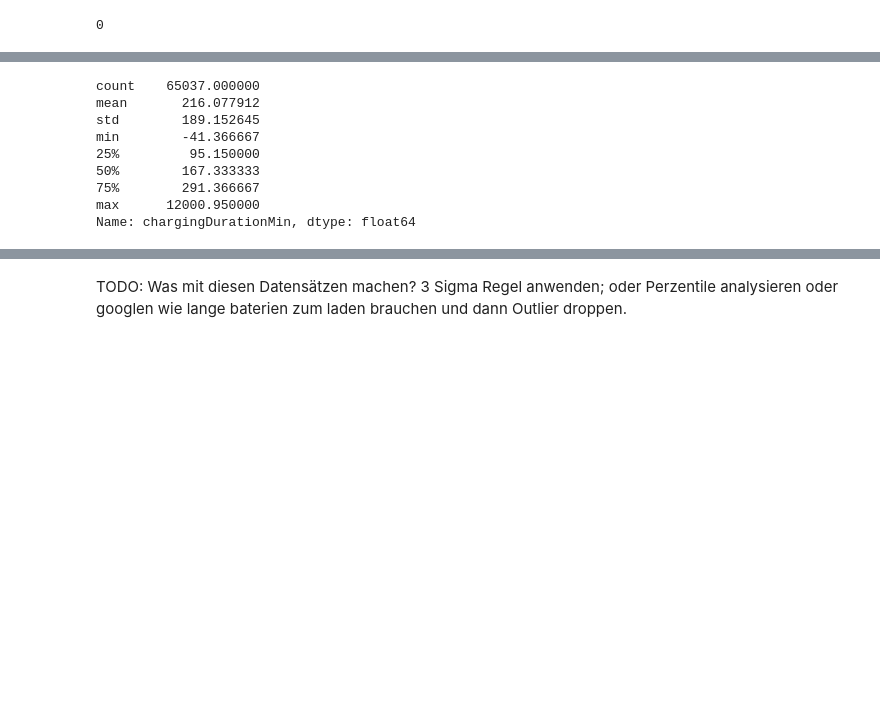
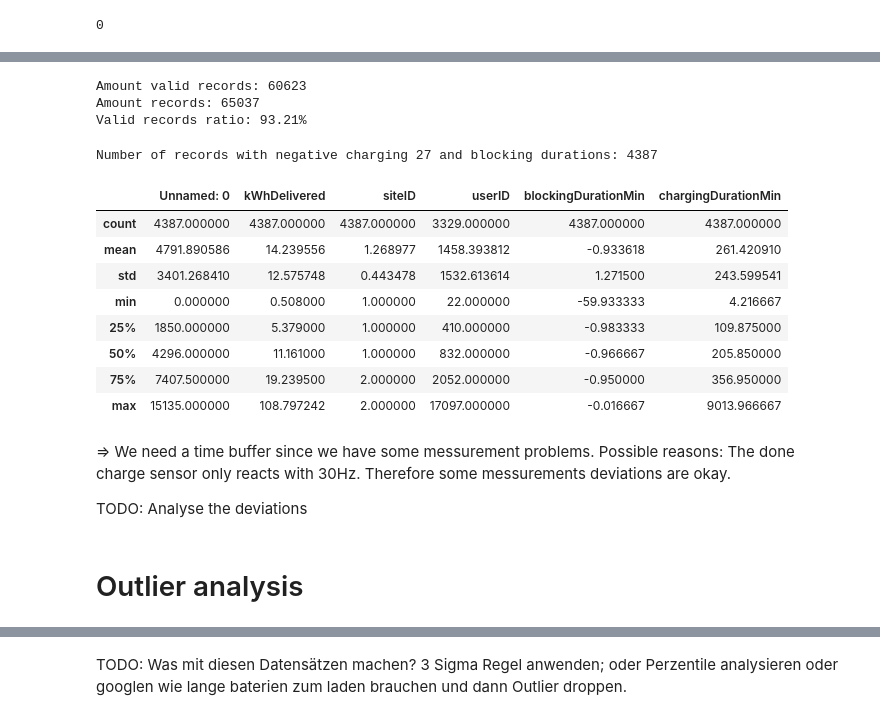
Before and after one commit to nsterz/AA_2024-group-3, a Jupyter notebook: code_dataexplo/exploration.ipynb, the cells around one changed output, grey strips where cells are left out. Cells and saved outputs as stored; diff of their text form; code cells hidden in the pictures; blank space fills up the shorter version.

Commit message:
outlier analysis and process steps

```diff
--- a/code_dataexplo/exploration.ipynb
+++ b/code_dataexplo/exploration.ipynb
@@ -257,15 +175,50 @@ data_charge["chargingDurationMin"] = (
 data_charge["blockingDurationMin"] = (
     data_charge["disconnectTime"] - data_charge["endChargingTime"]
 ).dt.total_seconds() / 60
+# %%
+# Check if disconnectTime is larger or equal than doneChargingTime and this should be larger or equal than connection time
+valid_records = data_charge[
+    (data_charge["disconnectTime"] >= data_charge["endChargingTime"])
+    & (data_charge["endChargingTime"] >= data_charge["connectionTime"])
+]
+
+valid_count = len(valid_records)
+total_count = len(data_charge)
+
+print(f"Amount valid records: {valid_count}")
+print(f"Amount records: {total_count}")
+print(f"Valid records ratio: {valid_count / total_count * 100:.2f}%")
+
+invalid_records = data_charge[
+    ~(
+        (data_charge["disconnectTime"] >= data_charge["endChargingTime"])
+        & (data_charge["endChargingTime"] >= data_charge["connectionTime"])
+    )
+]
+# %% [output]
+Amount valid records: 60623
+Amount records: 65037
+Valid records ratio: 93.21%
+# %%
+num_negative_charging_duration = len(data_charge[data_charge["chargingDurationMin"] < 0])
+num_negative_blocking_duration = len(data_charge[data_charge["blockingDurationMin"] < 0])
+print(f"Number of records with negative charging {num_negative_charging_duration} and blocking durations: {num_negative_blocking_duration}")
+# %% [output]
+Number of records with negative charging 27 and blocking durations: 4387
 # %%
-data_charge["chargingDurationMin"].describe()
+data_charge = data_charge[data_charge["chargingDurationMin"] >= 0]
-# %% [output]
-count    65037.000000
-mean       216.077912
-std        189.152645
-min        -41.366667
-25%         95.150000
-50%        167.333333
-75%        291.366667
-max      12000.950000
-Name: chargingDurationMin, dtype: float64
+# %%
+
+# Filter records where chargingDurationMin is less than 0
+negative_blocking_duration = data_charge[data_charge["blockingDurationMin"] < 0]
+negative_blocking_duration.describe()
+# %% [output]
+|  | Unnamed: 0 | kWhDelivered | siteID | userID | blockingDurationMin | chargingDurationMin |
+| count | 4387.000000 | 4387.000000 | 4387.000000 | 3329.000000 | 4387.000000 | 4387.000000 |
+| mean | 4791.890586 | 14.239556 | 1.268977 | 1458.393812 | -0.933618 | 261.420910 |
+| std | 3401.268410 | 12.575748 | 0.443478 | 1532.613614 | 1.271500 | 243.599541 |
+| min | 0.000000 | 0.508000 | 1.000000 | 22.000000 | -59.933333 | 4.216667 |
+| 25% | 1850.000000 | 5.379000 | 1.000000 | 410.000000 | -0.983333 | 109.875000 |
+| 50% | 4296.000000 | 11.161000 | 1.000000 | 832.000000 | -0.966667 | 205.850000 |
+| 75% | 7407.500000 | 19.239500 | 2.000000 | 2052.000000 | -0.950000 | 356.950000 |
+| max | 15135.000000 | 108.797242 | 2.000000 | 17097.000000 | -0.016667 | 9013.966667 |
@@ -271,0 +229,7 @@ Name: chargingDurationMin, dtype: float64
+# %% [markdown]
+=> We need a time buffer since we have some messurement problems.
+Possible reasons: The done charge sensor only reacts with 30Hz. Therefore some messurements deviations are okay.
+
+TODO: Analyse the deviations
+# %% [markdown]
+# Outlier analysis
```
Also changed, not shown: parts of 25 cells of this notebook, 1 other file.
